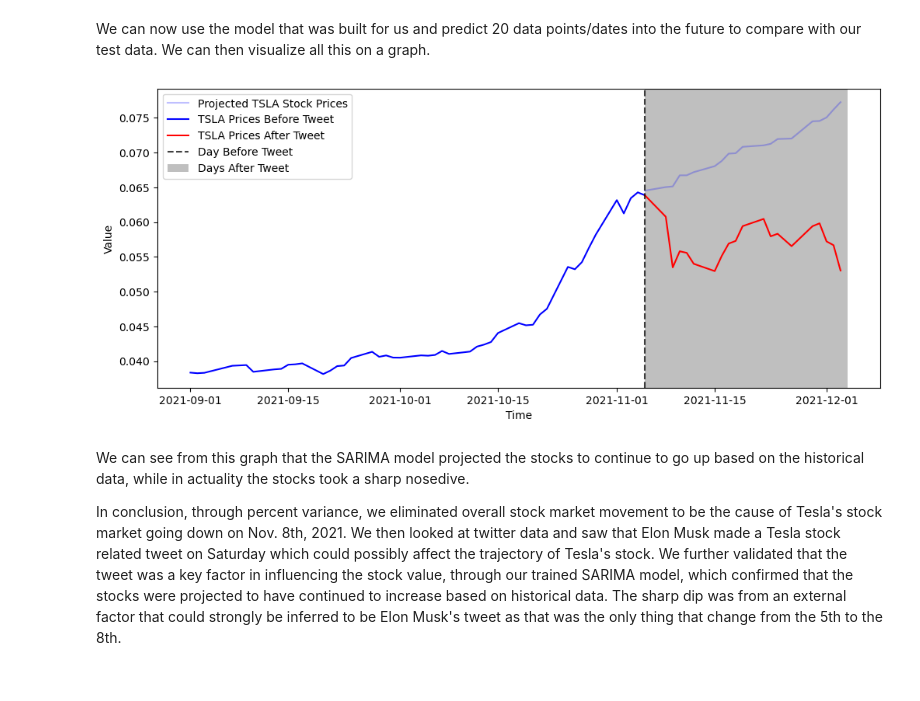
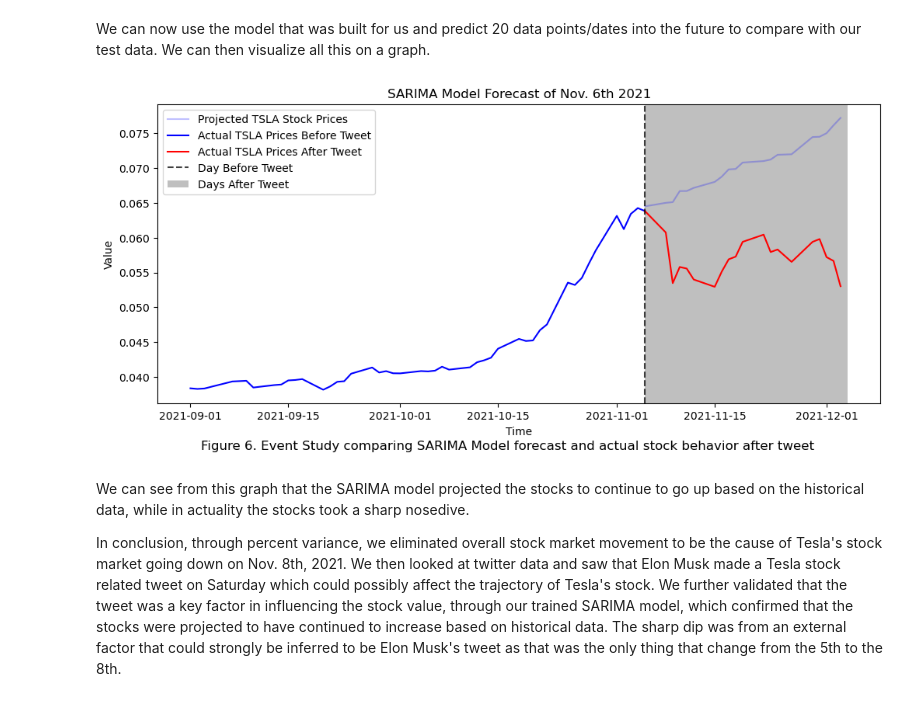
Before and after one commit to olincollege/twitter-vs-stock, a Jupyter notebook: main.ipynb, the cells around one changed output. Cells and saved outputs as stored; diff of their text form; code cells hidden in the pictures.

```diff
--- a/main.ipynb
+++ b/main.ipynb
@@ -693,24 +700,28 @@ We can now use the model that was built for us and predict 20 data points/dates
 # %%
 #Visualization
 
 
 from datetime import datetime
 date_object = datetime.strptime("2021-11-05", '%Y-%m-%d').date()
 fig, axes = plt.subplots(1, 1, figsize=(12,5))
 plt.plot(test.index[0:predict_step], forecast, c = 'b', alpha=0.25, label="Projected TSLA Stock Prices")
-plt.plot(tesla.get_normalized_data()[1930:1977], c='b', label="TSLA Prices Before Tweet")
-plt.plot(tesla.get_normalized_data()[1976:(1976+predict_step)], c="r", label="TSLA Prices After Tweet")
+plt.plot(tesla.get_normalized_data()[1930:1977], c='b', label="Actual TSLA Prices Before Tweet")
+plt.plot(tesla.get_normalized_data()[1976:(1976+predict_step)], c="r", label="Actual TSLA Prices After Tweet")
 #Graphing Lines & Shaded Areas,
 plt.axvline(x=date_object, linestyle='--',color="black", label="Day Before Tweet", alpha=0.75)
 axes.axvspan(xmin=date_object,xmax=datetime(2021, 12, 4), facecolor='black', alpha=0.25, label="Days After Tweet")
 # Set axis labels
 plt.xticks(rotation=0)
 plt.xlabel('Time')
 plt.ylabel('Value')
 plt.legend()
+plt.title("SARIMA Model Forecast of Nov. 6th 2021")
+caption="Figure 6. Event Study comparing SARIMA Model forecast and actual stock behavior after tweet"
+plt.figtext(0.5, -0.01, caption, wrap=True, horizontalalignment='center', fontsize=12)
+
 plt.show()
 # %% [output]
-[figure, old version]
+[figure, new version]
 # %% [markdown]
 We can see from this graph that the SARIMA model projected the stocks to continue to go up based on the historical data, while in actuality the stocks took a sharp nosedive.
 
```
Also changed, not shown: parts of 12 cells of this notebook.
